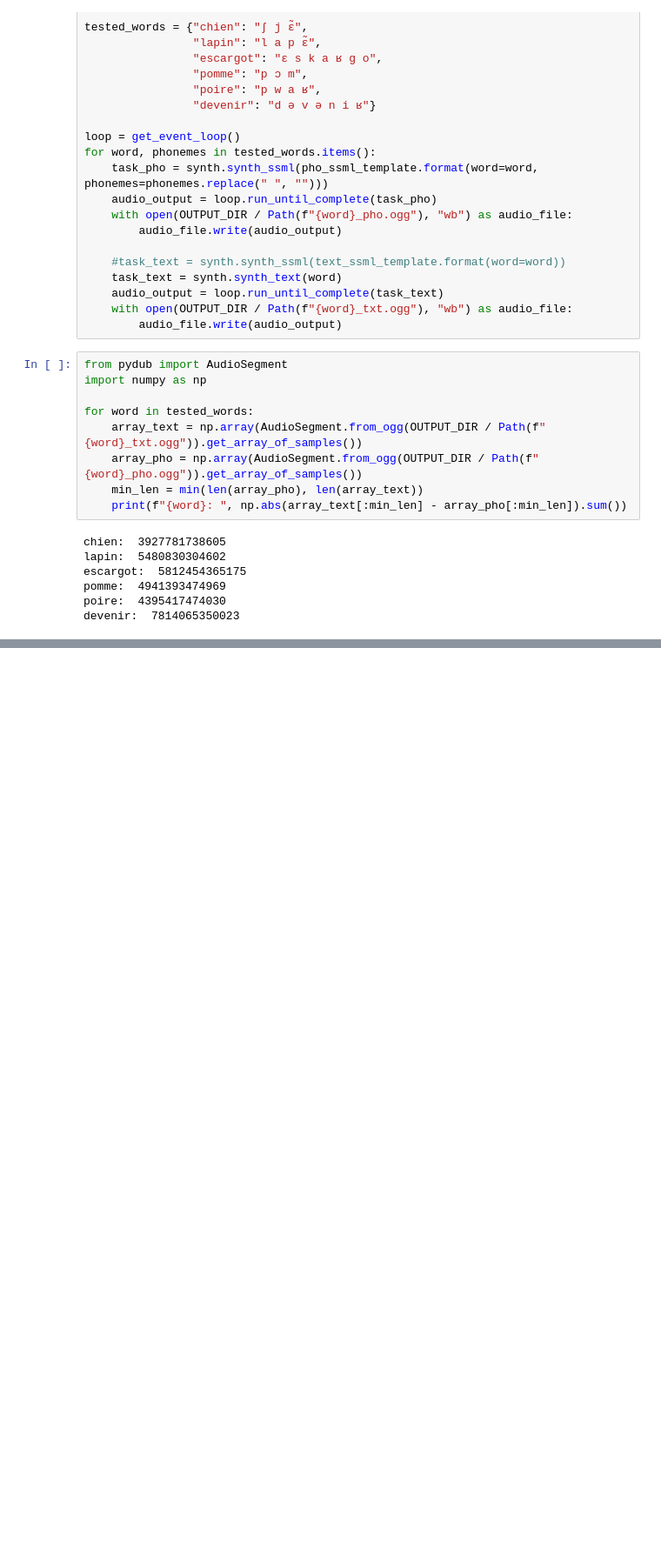
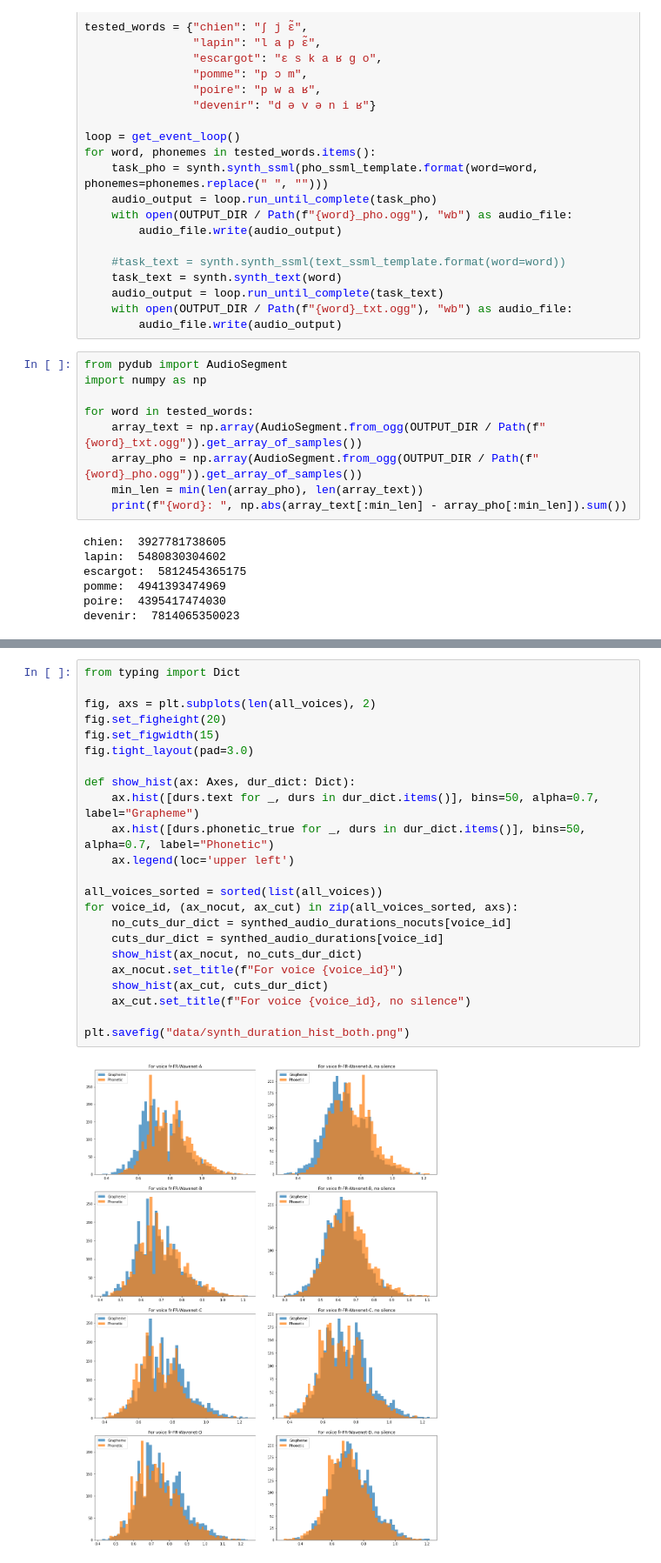
Before and after one commit to MarvinLvn/paraphone, a Jupyter notebook: notebooks/synth_investigations.ipynb, the cells around one changed output, grey strips where cells are left out. Shown at 87% size. Cells and saved outputs as stored; diff of their text form; blank space fills up the shorter version.

```diff
--- a/notebooks/synth_investigations.ipynb
+++ b/notebooks/synth_investigations.ipynb
@@ -96,0 +203,25 @@ array.array
+# %%
+from typing import Dict
+
+fig, axs = plt.subplots(len(all_voices), 2)
+fig.set_figheight(20)
+fig.set_figwidth(15)
+fig.tight_layout(pad=3.0)
+
+def show_hist(ax: Axes, dur_dict: Dict):
+    ax.hist([durs.text for _, durs in dur_dict.items()], bins=50, alpha=0.7, label="Grapheme")
+    ax.hist([durs.phonetic_true for _, durs in dur_dict.items()], bins=50, alpha=0.7, label="Phonetic")
+    ax.legend(loc='upper left')
+
+all_voices_sorted = sorted(list(all_voices))
+for voice_id, (ax_nocut, ax_cut) in zip(all_voices_sorted, axs):
+    no_cuts_dur_dict = synthed_audio_durations_nocuts[voice_id]
+    cuts_dur_dict = synthed_audio_durations[voice_id]
+    show_hist(ax_nocut, no_cuts_dur_dict)
+    ax_nocut.set_title(f"For voice {voice_id}")
+    show_hist(ax_cut, cuts_dur_dict)
+    ax_cut.set_title(f"For voice {voice_id}, no silence")
+
+plt.savefig("data/synth_duration_hist_both.png")
+# %% [output]
+[figure, added]
```
Also changed, not shown: parts of 6 cells of this notebook, 3 other files.
